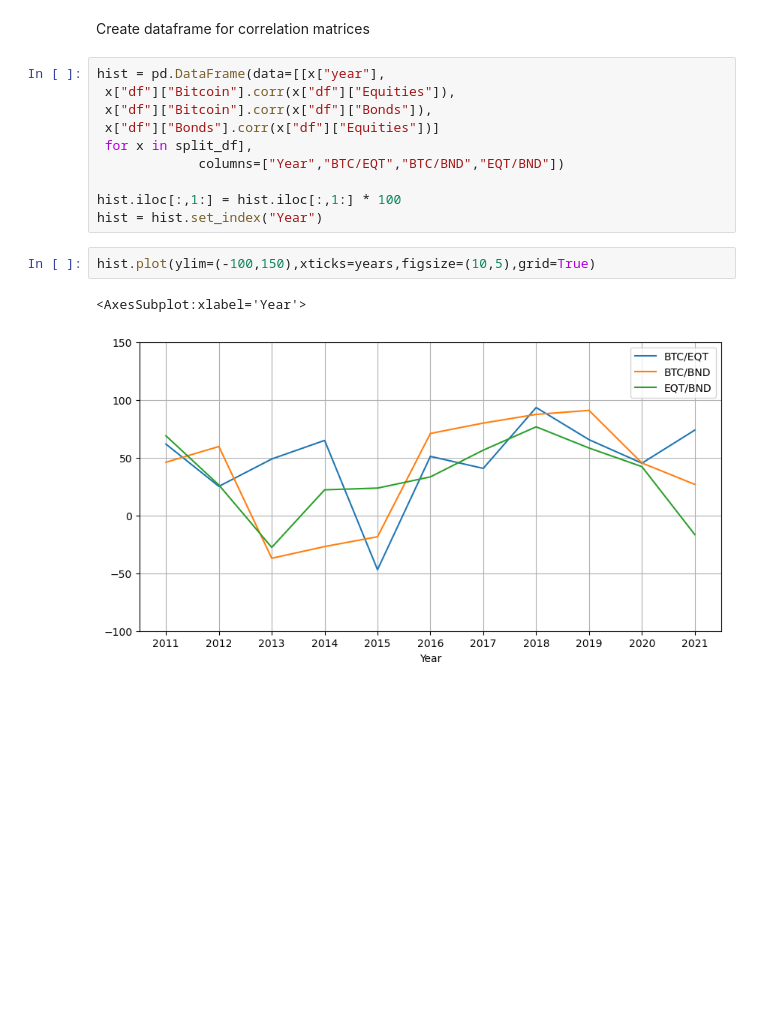
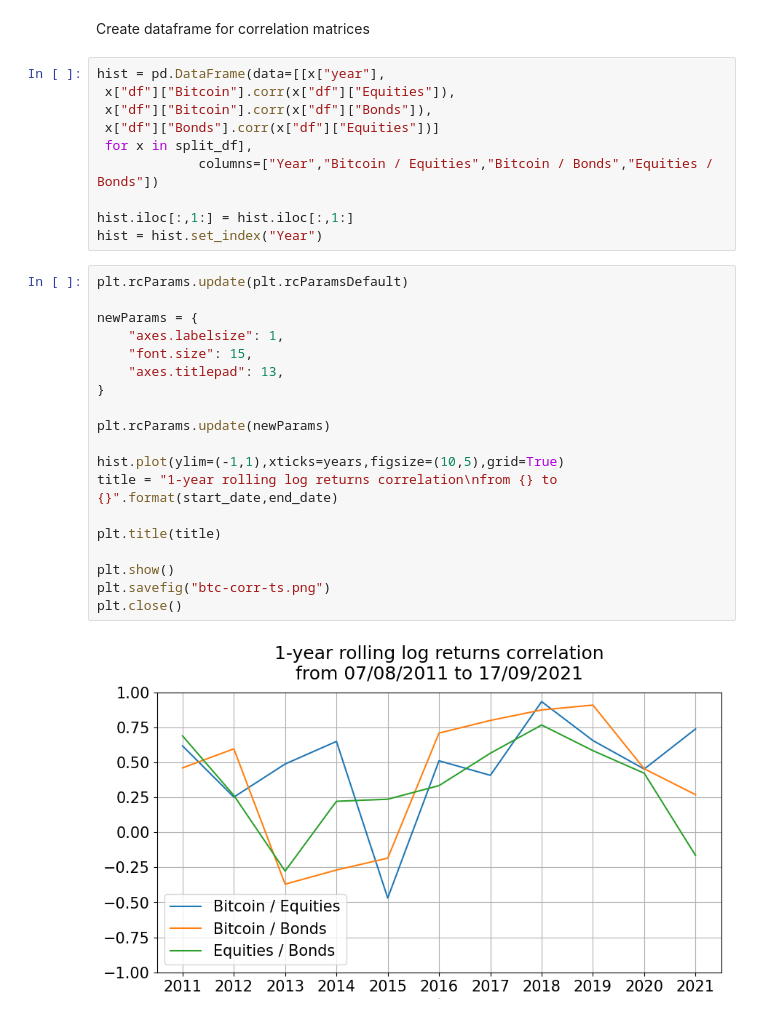
Before and after one commit to mihailthebuilder/crypto-research, a Jupyter notebook: btc.ipynb, the cells around one changed output. Saved outputs shown, nothing was run; the diff lists cells and outputs as text; blank space fills up the shorter version.

Commit message:
created correlation timeseries chart

```diff
--- a/btc.ipynb
+++ b/btc.ipynb
@@ -146,12 +149,28 @@ hist = pd.DataFrame(data=[[x["year"],
  x["df"]["Bitcoin"].corr(x["df"]["Bonds"]),
  x["df"]["Bonds"].corr(x["df"]["Equities"])]
  for x in split_df],
-             columns=["Year","BTC/EQT","BTC/BND","EQT/BND"])
+             columns=["Year","Bitcoin / Equities","Bitcoin / Bonds","Equities / Bonds"])
 
-hist.iloc[:,1:] = hist.iloc[:,1:] * 100
+hist.iloc[:,1:] = hist.iloc[:,1:]
 hist = hist.set_index("Year")
-# %%
-hist.plot(ylim=(-100,150),xticks=years,figsize=(10,5),grid=True)
-# %% [output]
-<AxesSubplot:xlabel='Year'>
-[figure, removed]
+# %%
+plt.rcParams.update(plt.rcParamsDefault)
+
+newParams = {
+    "axes.labelsize": 1,
+    "font.size": 15,
+    "axes.titlepad": 13,
+}
+
+plt.rcParams.update(newParams)
+
+hist.plot(ylim=(-1,1),xticks=years,figsize=(10,5),grid=True)
+title = "1-year rolling log returns correlation\nfrom {} to {}".format(start_date,end_date)
+
+plt.title(title)
+
+plt.show()
+plt.savefig("btc-corr-ts.png")
+plt.close()
+# %% [output]
+[figure, added]
```
Also changed, not shown: parts of 1 cell of this notebook, 2 other files.
